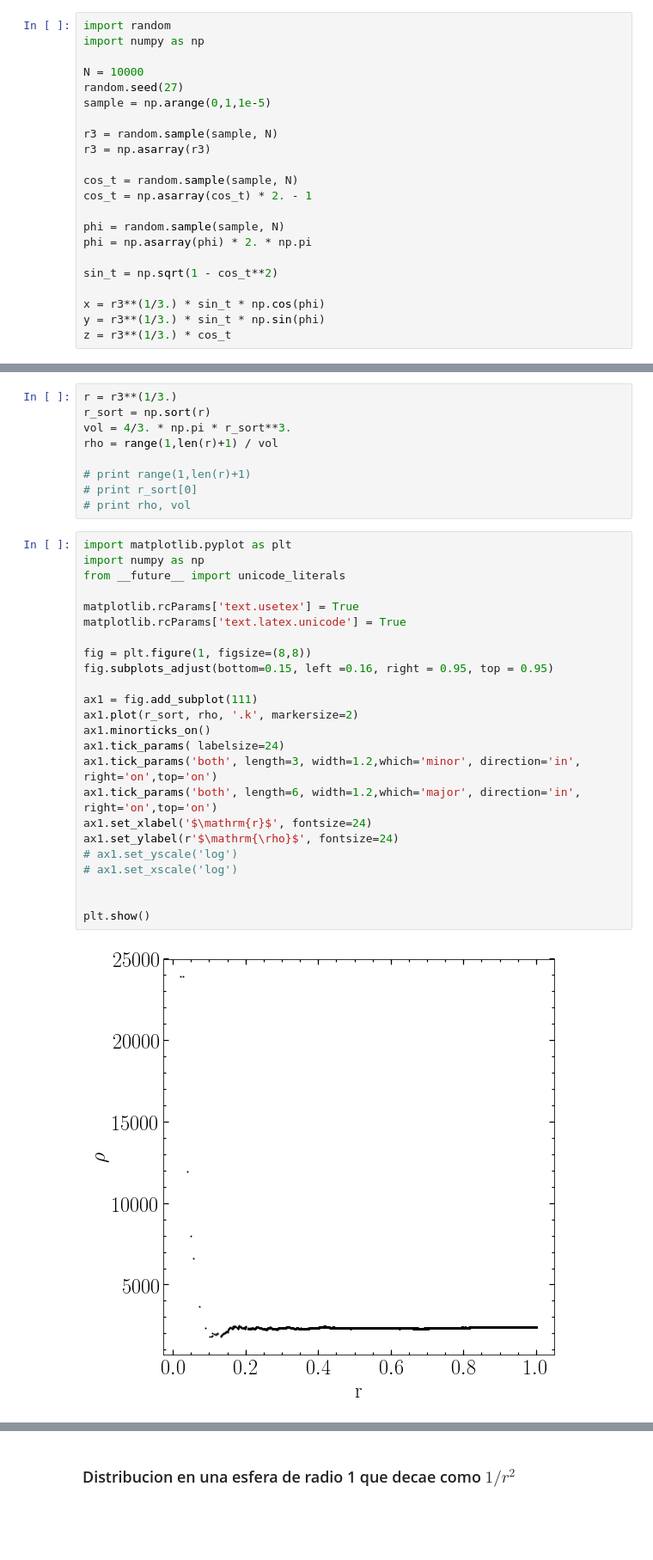
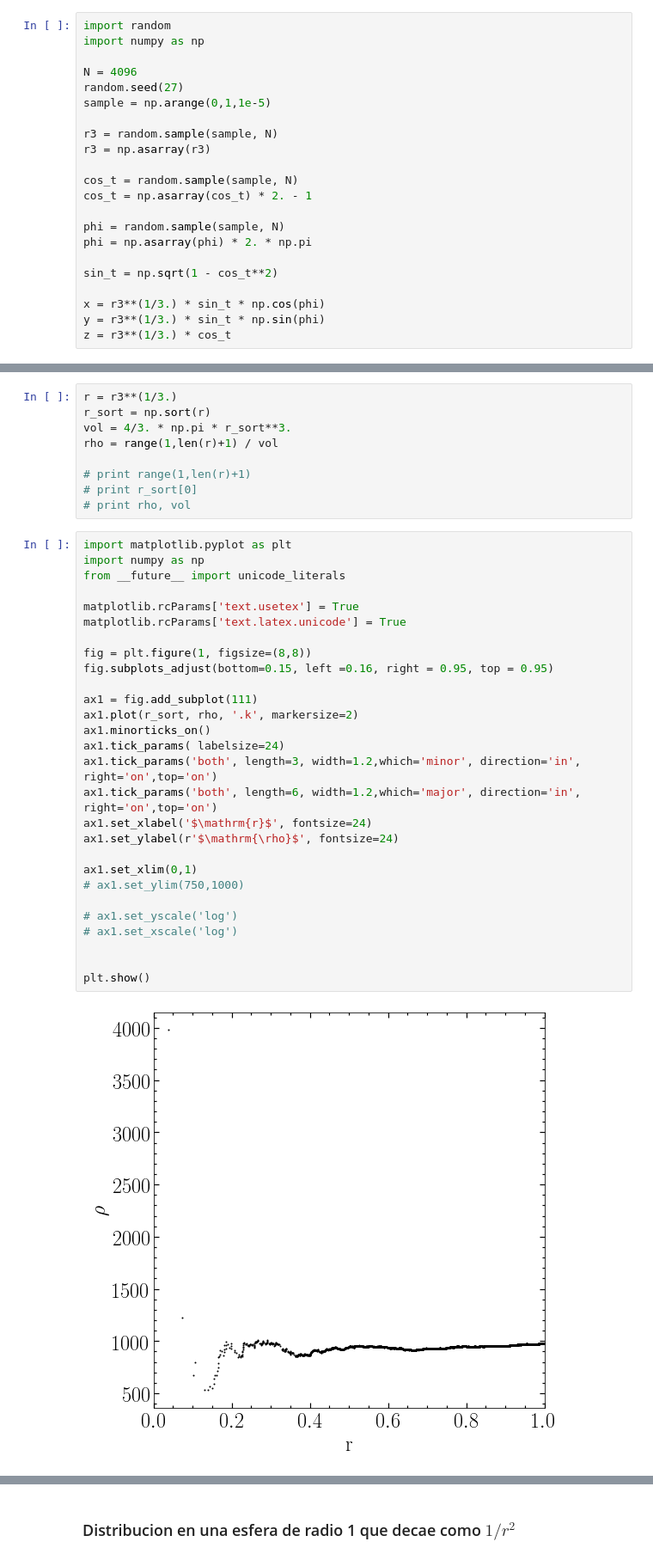
Before and after one commit to ornemarioni/mn2, a Jupyter notebook: Capitulo4.ipynb, the cells around one changed output, grey strips where cells are left out. Shown at 86% size. Saved outputs shown, nothing was run; the diff lists cells and outputs as text; blank space fills up the shorter version.

```diff
--- a/Capitulo4.ipynb
+++ b/Capitulo4.ipynb
@@ -99,7 +99,7 @@ plt.show()
 import random
 import numpy as np
 
-N = 10000
+N = 4096
 random.seed(27)
 sample = np.arange(0,1,1e-5)
 
@@ -199,27 +199,31 @@ rho = range(1,len(r)+1) / vol
 # %%
 import matplotlib.pyplot as plt
 import numpy as np
 from __future__ import unicode_literals
 
 matplotlib.rcParams['text.usetex'] = True
 matplotlib.rcParams['text.latex.unicode'] = True
 
 fig = plt.figure(1, figsize=(8,8))
 fig.subplots_adjust(bottom=0.15, left =0.16, right = 0.95, top = 0.95)
 
 ax1 = fig.add_subplot(111)
 ax1.plot(r_sort, rho, '.k', markersize=2)
 ax1.minorticks_on()
 ax1.tick_params( labelsize=24)
 ax1.tick_params('both', length=3, width=1.2,which='minor', direction='in', right='on',top='on')
 ax1.tick_params('both', length=6, width=1.2,which='major', direction='in', right='on',top='on')
 ax1.set_xlabel('$\mathrm{r}$', fontsize=24)
 ax1.set_ylabel(r'$\mathrm{\rho}$', fontsize=24)
+
+ax1.set_xlim(0,1)
+# ax1.set_ylim(750,1000)
+
 # ax1.set_yscale('log')
 # ax1.set_xscale('log')
 
 
 plt.show()
 # %% [output]
-[figure, old version]
+[figure, new version]
 # %%
```
Also changed, not shown: parts of 11 cells of this notebook.
